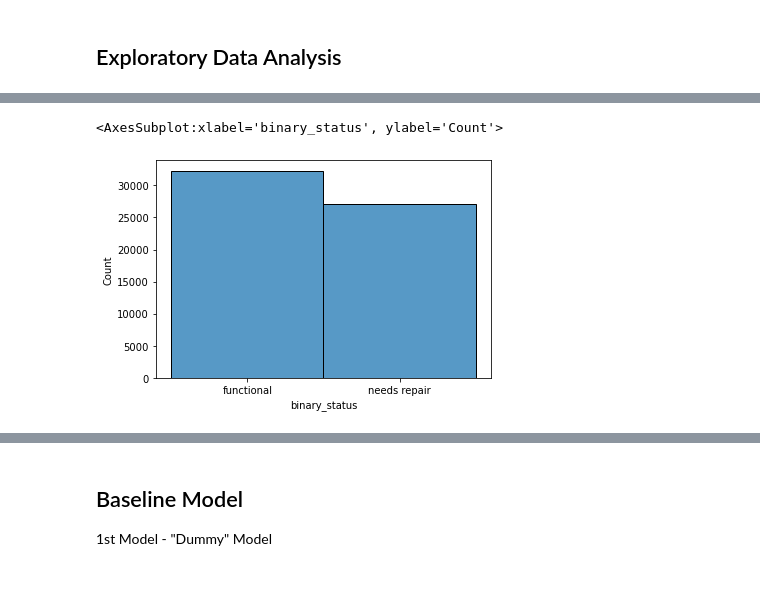
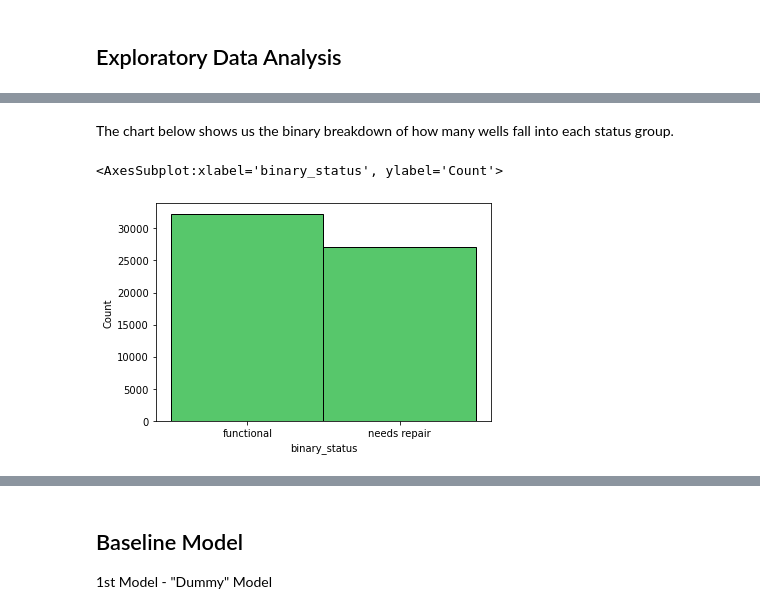
Before and after one commit to fetterollie/Tanzanian-Water-Wells, a Jupyter notebook: main/index.ipynb, the cells around one changed output, grey strips where cells are left out. Cells and saved outputs as stored; diff of their text form; code cells hidden in the pictures; blank space fills up the shorter version.

Commit message:
eda & visual update

```diff
--- a/main/index.ipynb
+++ b/main/index.ipynb
@@ -51,7 +51,7 @@ from xgboost import XGBClassifier
 # %% [markdown]
 ## Import Initial Data
 # %%
-df = pd.read_csv('data/training_set_values.csv', index_col='id')
+df = pd.read_csv('../data/training_set_values.csv', index_col='id')
 # %% [markdown]
 ## Functions/Classes
 # %%
@@ -229,7 +247,7 @@ df.head()
 # %% [markdown]
 The condition labels are in a separate DataFrame so we need to bring them in.
 # %%
-df_target = pd.read_csv('data/training_set_labels.csv', index_col='id')
+df_target = pd.read_csv('../data/training_set_labels.csv', index_col='id')
 # %%
 df_target.columns
 # %% [output]
@@ -657,5 +689,7 @@ y = df.binary_status
+# %% [markdown]
+The chart below shows us the binary breakdown of how many wells fall into each status group.
 # %%
-sns.histplot(x=y)
+sns.histplot(x=y, color='#1FB53A')
 # %% [output]
 <AxesSubplot:xlabel='binary_status', ylabel='Count'>
-[figure, old version]
+[figure, new version]
```
Also changed, not shown: parts of 42 cells of this notebook.
